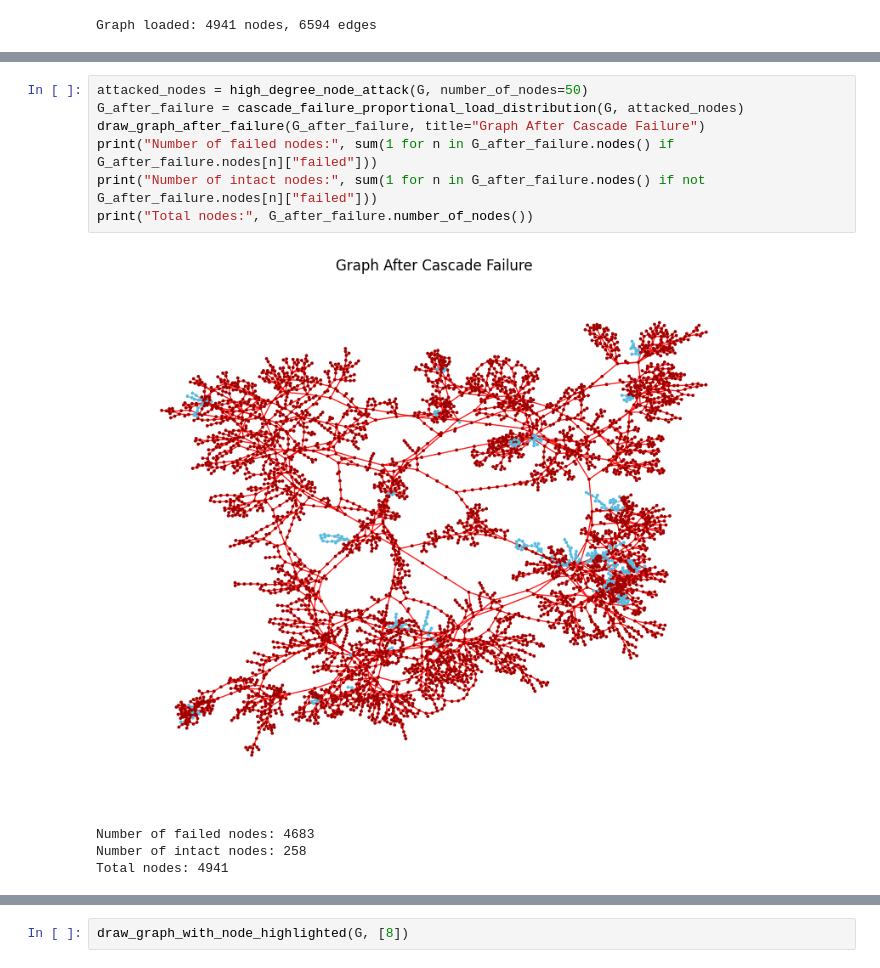
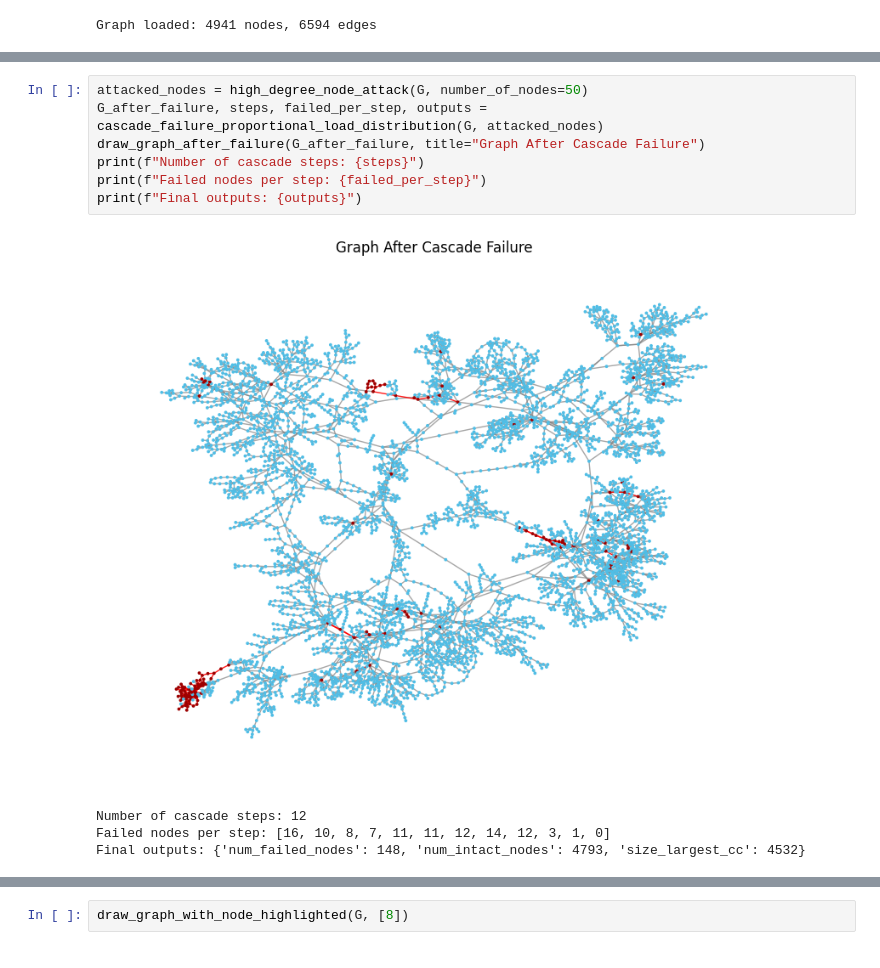
Before and after one commit to OctoPanna/western-us-power-grid, a Jupyter notebook: easy_model.ipynb, the cells around one changed output, grey strips where cells are left out. Cells and saved outputs as stored; diff of their text form.

```diff
--- a/easy_model.ipynb
+++ b/easy_model.ipynb
@@ -42,14 +44,14 @@ Total nodes: 4941
 # %%
 attacked_nodes = high_degree_node_attack(G, number_of_nodes=50)
-G_after_failure = cascade_failure_proportional_load_distribution(G, attacked_nodes)
+G_after_failure, steps, failed_per_step, outputs = cascade_failure_proportional_load_distribution(G, attacked_nodes)
 draw_graph_after_failure(G_after_failure, title="Graph After Cascade Failure")
-print("Number of failed nodes:", sum(1 for n in G_after_failure.nodes() if G_after_failure.nodes[n]["failed"]))
-print("Number of intact nodes:", sum(1 for n in G_after_failure.nodes() if not G_after_failure.nodes[n]["failed"]))
-print("Total nodes:", G_after_failure.number_of_nodes())
+print(f"Number of cascade steps: {steps}")
+print(f"Failed nodes per step: {failed_per_step}")
+print(f"Final outputs: {outputs}")
 # %% [output]
-[figure, old version]
+[figure, new version]
-Number of failed nodes: 4683
-Number of intact nodes: 258
-Total nodes: 4941
+Number of cascade steps: 12
+Failed nodes per step: [16, 10, 8, 7, 11, 11, 12, 14, 12, 3, 1, 0]
+Final outputs: {'num_failed_nodes': 148, 'num_intact_nodes': 4793, 'size_largest_cc': 4532}
 # %%
 attacked_nodes = high_load_capacity_ratio_and_degree_node_attack(G, number_of_nodes=13)
```
Also changed, not shown: parts of 4 cells of this notebook, 4 other files.
